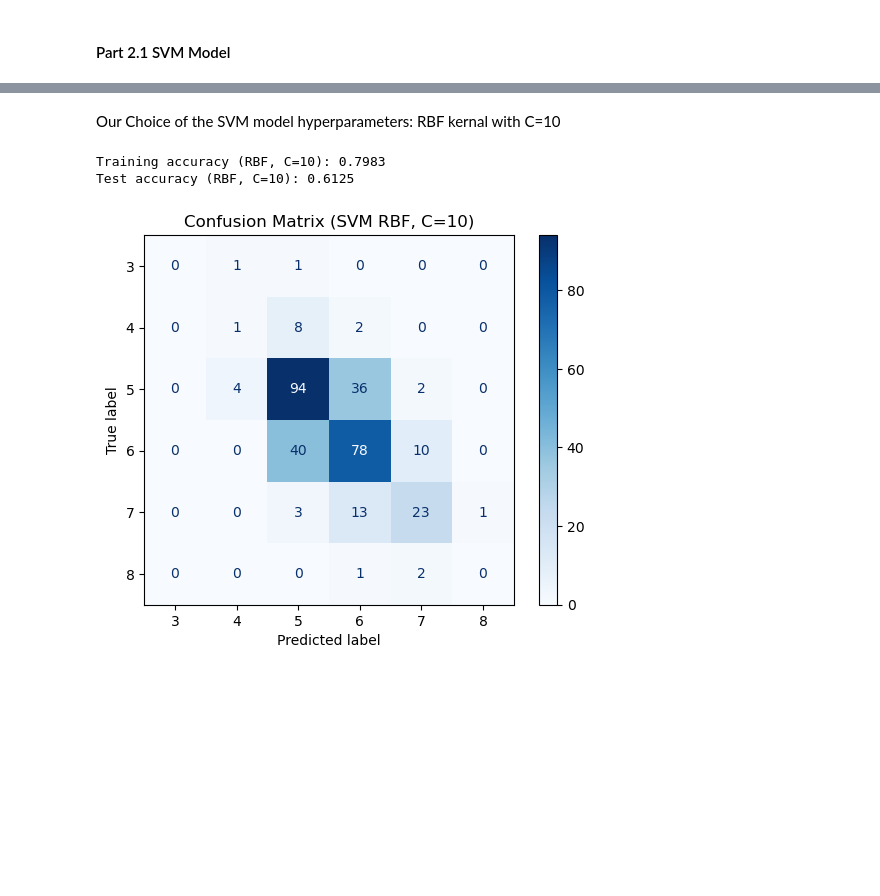
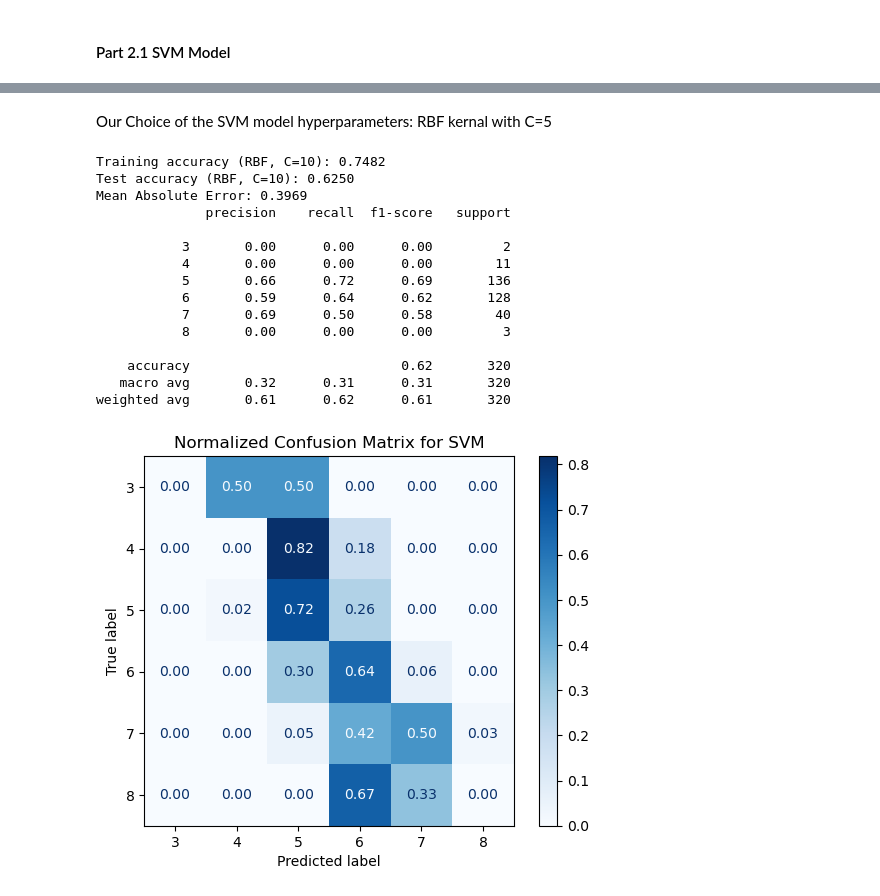
Before and after one commit to Liuuushhenbbei/417_final_project, a Jupyter notebook: codes.ipynb, the cells around one changed output, grey strips where cells are left out. Cells and saved outputs as stored; diff of their text form; code cells hidden in the pictures; blank space fills up the shorter version.

```diff
--- a/codes.ipynb
+++ b/codes.ipynb
@@ -135,25 +135,43 @@ Best overall: kernel=rbf, C=10, mean 5-fold CV accuracy=0.6130
 # %% [markdown]
-Our Choice of the SVM model hyperparameters: RBF kernal with C=10
+Our Choice of the SVM model hyperparameters: RBF kernal with C=5
 # %%
 #Train the SVM model with the best choice + training accuracy + test accuracy + confusion matrix heatmap
 from sklearn.metrics import accuracy_score, confusion_matrix, ConfusionMatrixDisplay
+from sklearn.metrics import mean_absolute_error
+from sklearn.metrics import classification_report
 
-model = SVC(kernel="rbf", C=10, max_iter=5000)
+model = SVC(kernel="rbf", C=5)
 model.fit(X_train_scaled, y_train)
 
 y_train_pred = model.predict(X_train_scaled)
 train_acc = accuracy_score(y_train, y_train_pred)
 print(f"Training accuracy (RBF, C=10): {train_acc:.4f}")
-y_pred = model.predict(X_test_scaled)
-test_acc = accuracy_score(y_test, y_pred)
+y_test_pred = model.predict(X_test_scaled)
+test_acc = accuracy_score(y_test, y_test_pred)
 print(f"Test accuracy (RBF, C=10): {test_acc:.4f}")
 
-cm = confusion_matrix(y_test, y_pred)
-disp = ConfusionMatrixDisplay(cm, display_labels=np.sort(y_train.unique()))
-disp.plot(cmap="Blues", values_format="d")
-plt.title("Confusion Matrix Heatmap(SVM RBF, C=10)")
+mae_svm = mean_absolute_error(y_test, y_test_pred)
+print(f"Mean Absolute Error: {mae_svm:.4f}")  #mean absolute error
+
+cm_norm = confusion_matrix(y_test, y_test_pred, normalize="true")
+disp = ConfusionMatrixDisplay(cm_norm, display_labels=np.sort(y_train.unique()))
+disp.plot(cmap="Blues", values_format=".2f")
+plt.title("Normalized Confusion Matrix for SVM")
 plt.show()
 # %% [output]
-Training accuracy (RBF, C=10): 0.7983
-Test accuracy (RBF, C=10): 0.6125
+Training accuracy (RBF, C=10): 0.7482
+Test accuracy (RBF, C=10): 0.6250
+Mean Absolute Error: 0.3969
+              precision    recall  f1-score   support
+
+           3       0.00      0.00      0.00         2
+           4       0.00      0.00      0.00        11
+           5       0.66      0.72      0.69       136
+           6       0.59      0.64      0.62       128
+           7       0.69      0.50      0.58        40
+           8       0.00      0.00      0.00         3
+
+    accuracy                           0.62       320
+   macro avg       0.32      0.31      0.31       320
+weighted avg       0.61      0.62      0.61       320
-[figure, old version]
+[figure, new version]
```
Also changed, not shown: parts of 1 cell of this notebook.
